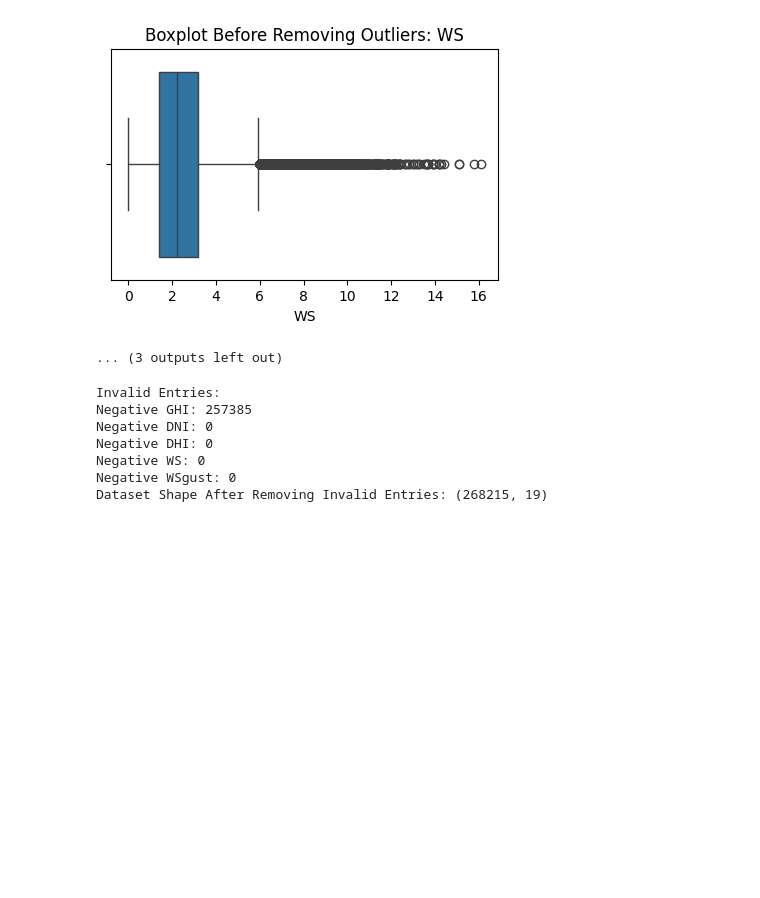
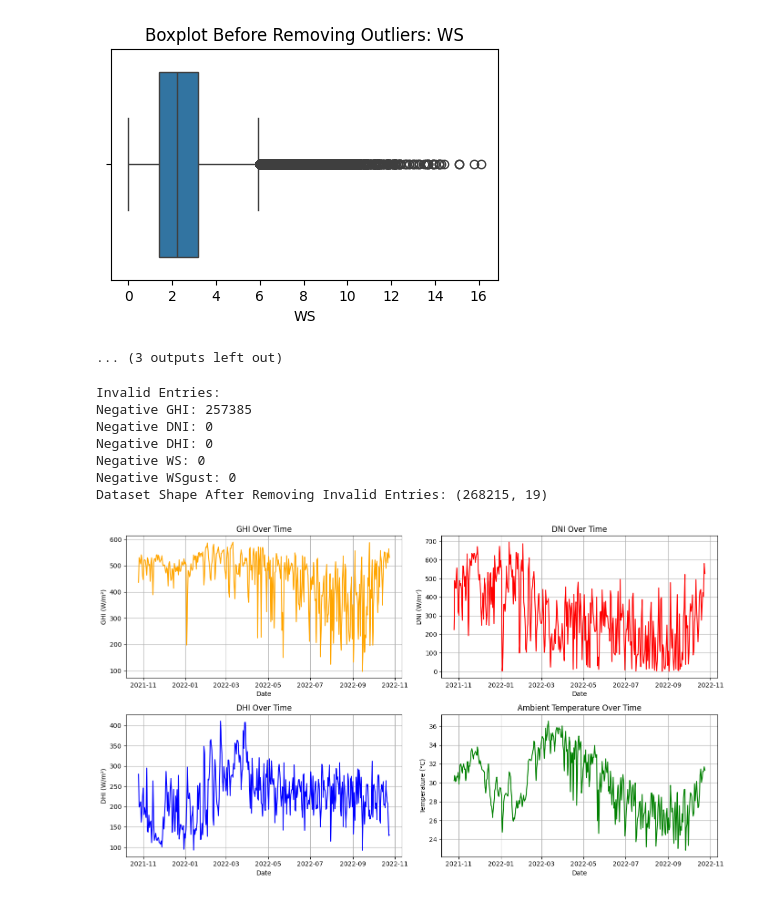
Before and after one commit to Dagiayy/solar-challenge-week1, a Jupyter notebook: notebooks/togo_eda.ipynb, the cells around one changed output. Saved outputs shown, nothing was run; the diff lists cells and outputs as text; code cells hidden in the pictures; blank space fills up the shorter version.

Commit message:
feat: perform time series analysis for togo

```diff
--- a/notebooks/togo_eda.ipynb
+++ b/notebooks/togo_eda.ipynb
@@ -245,3 +245,58 @@ Negative WSgust: 0
 Dataset Shape After Removing Invalid Entries: (268215, 19)
 # %%
 df_cleaned.to_csv(r'C:\Users\dagi\OneDrive\Desktop\Kifiya\solar-challenge-week1\data\togo-depaong_clean.csv', index=False)
+# %%
+import pandas as pd
+import matplotlib.pyplot as plt
+
+# Load the cleaned dataset for the respective country
+df = pd.read_csv(r'C:\Users\dagi\OneDrive\Desktop\Kifiya\solar-challenge-week1\data\togo-depaong_clean.csv')  # Replace <country> with 'benin', 'sierraleone', or 'togo'
+
+# Convert Timestamp to datetime format
+df['Timestamp'] = pd.to_datetime(df['Timestamp'])
+
+# Set Timestamp as the index
+df.set_index('Timestamp', inplace=True)
+
+# Resample data to daily averages for smoother visualization
+df_daily = df.resample('D').mean()
+
+# Plot GHI, DNI, DHI, and Tamb over time
+plt.figure(figsize=(14, 8))
+
+# GHI
+plt.subplot(2, 2, 1)
+plt.plot(df_daily.index, df_daily['GHI'], label='GHI', color='orange')
+plt.title('GHI Over Time')
+plt.xlabel('Date')
+plt.ylabel('GHI (W/m²)')
+plt.grid()
+
+# DNI
+plt.subplot(2, 2, 2)
+plt.plot(df_daily.index, df_daily['DNI'], label='DNI', color='red')
+plt.title('DNI Over Time')
+plt.xlabel('Date')
+plt.ylabel('DNI (W/m²)')
+plt.grid()
+
+# DHI
+plt.subplot(2, 2, 3)
+plt.plot(df_daily.index, df_daily['DHI'], label='DHI', color='blue')
+plt.title('DHI Over Time')
+plt.xlabel('Date')
+plt.ylabel('DHI (W/m²)')
+plt.grid()
+
+# Tamb
+plt.subplot(2, 2, 4)
+plt.plot(df_daily.index, df_daily['Tamb'], label='Tamb', color='green')
+plt.title('Ambient Temperature Over Time')
+plt.xlabel('Date')
+plt.ylabel('Temperature (°C)')
+plt.grid()
+
+plt.tight_layout()
+plt.show()
+# %% [output]
+[figure, added]
```
